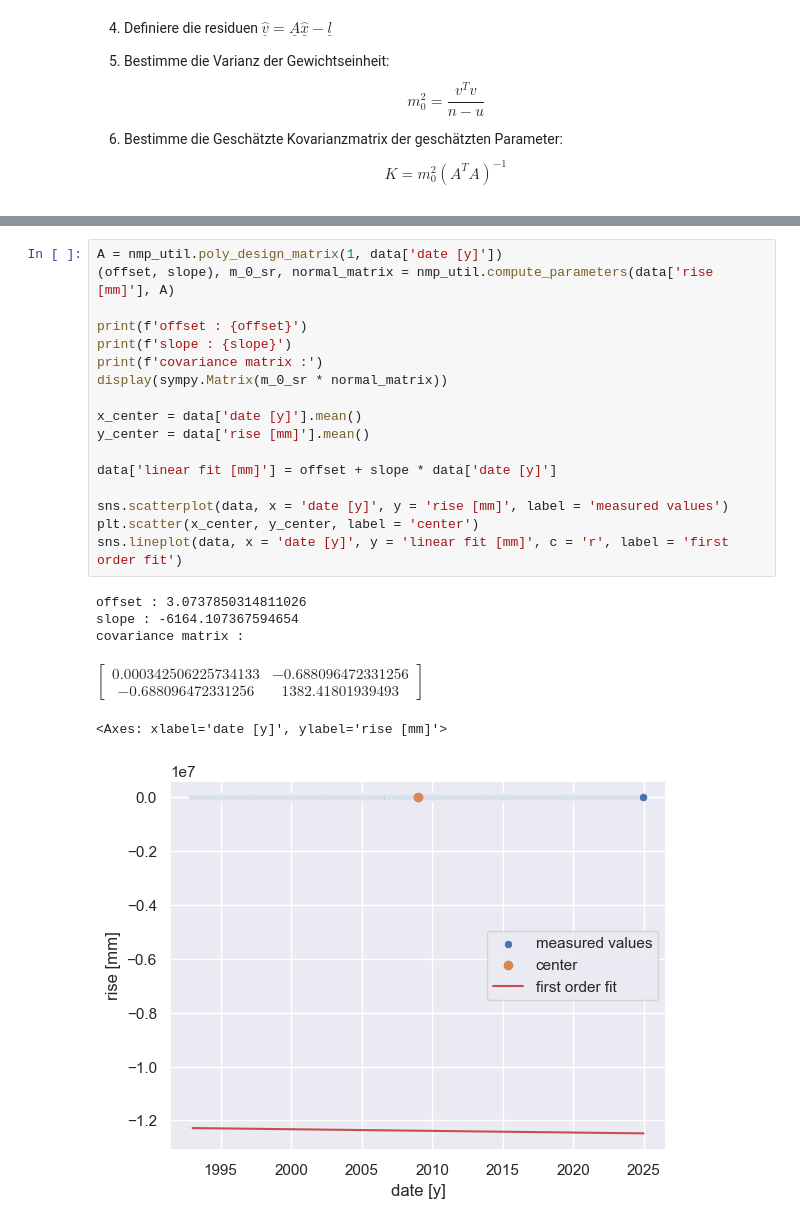
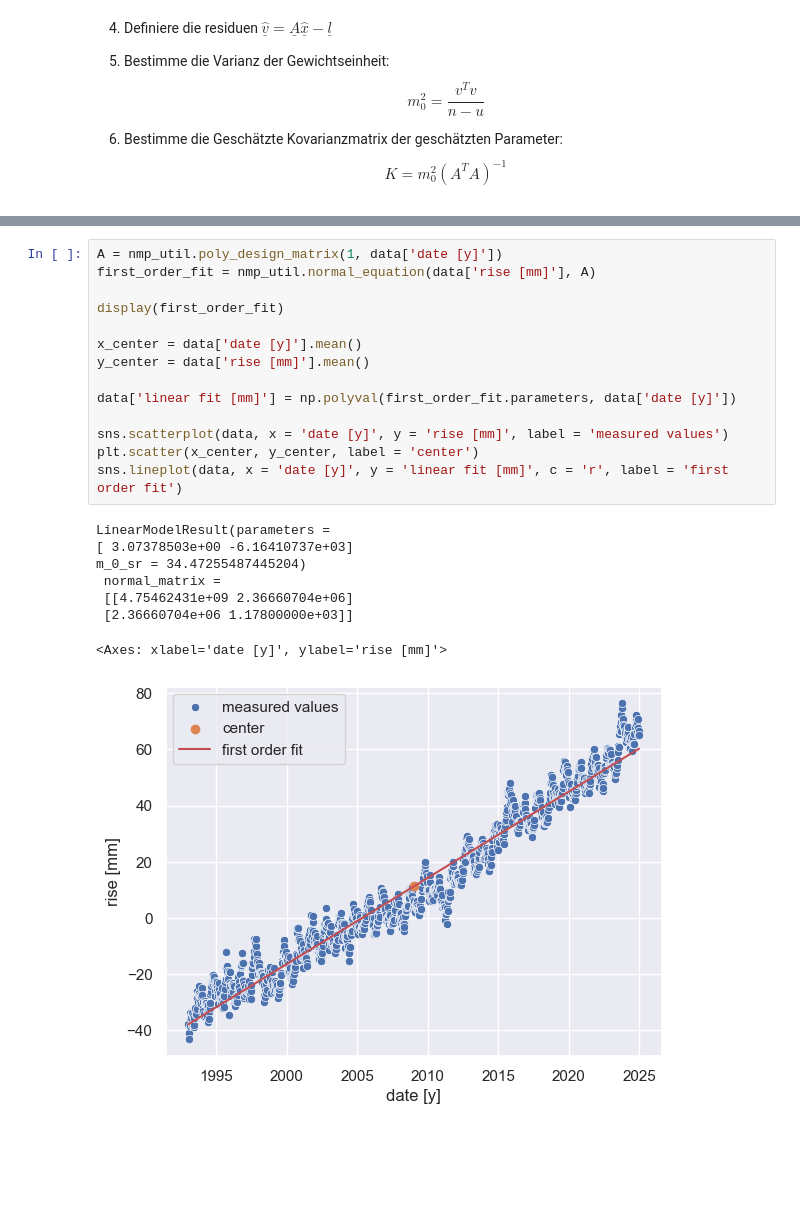
Before and after one commit to SecretGmG/nmp_exercises, a Jupyter notebook: ex_03/Sigrist_Serie_3.ipynb, the cells around one changed output, grey strips where cells are left out. Cells and saved outputs as stored; diff of their text form; blank space fills up the shorter version.

```diff
--- a/ex_03/Sigrist_Serie_3.ipynb
+++ b/ex_03/Sigrist_Serie_3.ipynb
@@ -129,27 +132,26 @@ standard deviation : 29.023724612643935
 # %%
 A = nmp_util.poly_design_matrix(1, data['date [y]'])
-(offset, slope), m_0_sr, normal_matrix = nmp_util.compute_parameters(data['rise [mm]'], A)
+first_order_fit = nmp_util.normal_equation(data['rise [mm]'], A)
 
-print(f'offset : {offset}')
-print(f'slope : {slope}')
-print(f'covariance matrix :')
-display(sympy.Matrix(m_0_sr * normal_matrix))
+display(first_order_fit)
 
 x_center = data['date [y]'].mean()
 y_center = data['rise [mm]'].mean()
 
-data['linear fit [mm]'] = offset + slope * data['date [y]']
+data['linear fit [mm]'] = np.polyval(first_order_fit.parameters, data['date [y]'])
 
 sns.scatterplot(data, x = 'date [y]', y = 'rise [mm]', label = 'measured values')
 plt.scatter(x_center, y_center, label = 'center')
 sns.lineplot(data, x = 'date [y]', y = 'linear fit [mm]', c = 'r', label = 'first order fit')
 # %% [output]
-offset : 3.0737850314811026
-slope : -6164.107367594654
-covariance matrix :
+LinearModelResult(parameters =
+[ 3.07378503e+00 -6.16410737e+03]
+m_0_sr = 34.47255487445204)
+ normal_matrix =
+ [[4.75462431e+09 2.36660704e+06]
+ [2.36660704e+06 1.17800000e+03]]
-$\displaystyle \left[\begin{matrix}0.000342506225734133 & -0.688096472331256\\-0.688096472331256 & 1382.41801939493\end{matrix}\right]$
 <Axes: xlabel='date [y]', ylabel='rise [mm]'>
-[figure, old version]
+[figure, new version]
 # %%
 data['relative date [y]'] = data['date [y]'] - data['date [y]'].min()
 
```
Also changed, not shown: parts of 8 cells of this notebook, 3 other files.
